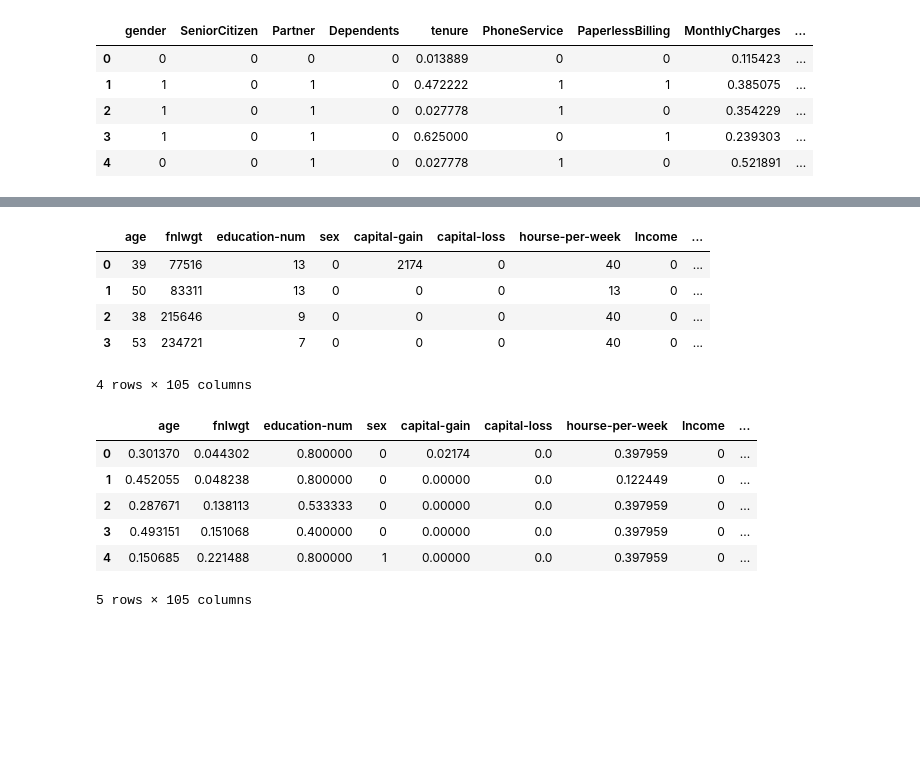
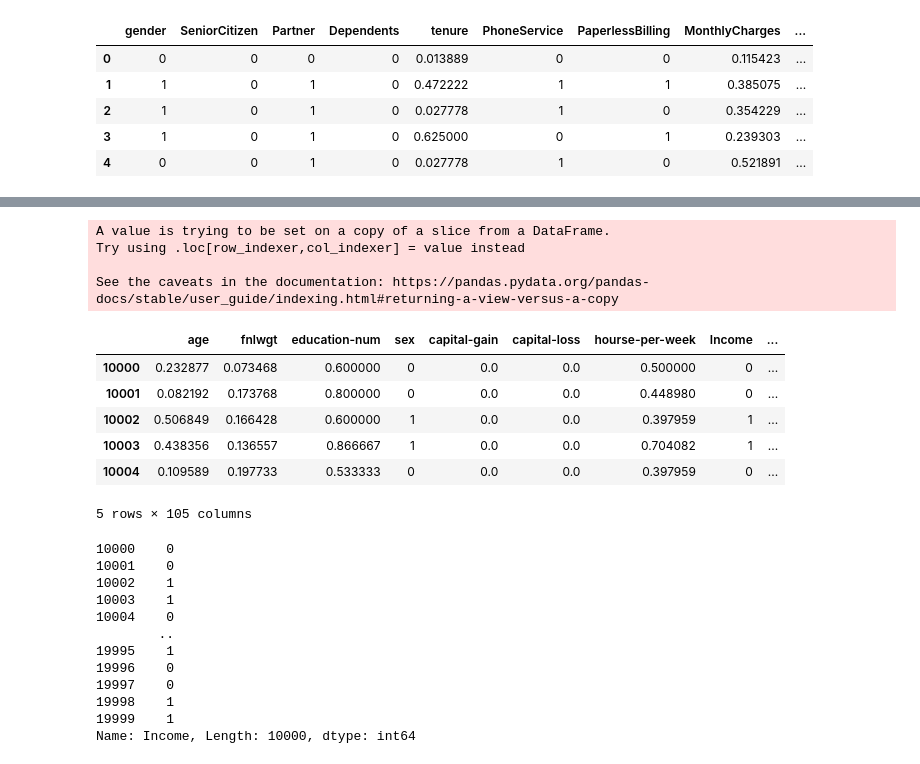
Before and after one commit to pauljainta/Machine-Learning-Project-Adaboost-, a Jupyter notebook: 1605022.ipynb, the cells around one changed output, grey strips where cells are left out. Saved outputs shown, nothing was run; the diff lists cells and outputs as text; code cells hidden in the pictures; blank space fills up the shorter version.

```diff
--- a/1605022.ipynb
+++ b/1605022.ipynb
@@ -48,0 +58,6 @@ for i in telco_customer_dataset.columns:
+# %%
+def normalize(dataset):
+  for i in dataset.columns:
+    if(dataset[i].nunique()!=2):
+      dataset[i] = (dataset[i]-dataset[i].min())/(dataset[i].max()-dataset[i].min())
+  return dataset
@@ -49,9 +67,14 @@ for i in telco_customer_dataset.columns:
 # %%
 telco_customer_dataset['TotalCharges'] =  pd.to_numeric(telco_customer_dataset['TotalCharges'] ,errors = 'coerce')
+min_occcured_value=telco_customer_dataset['TotalCharges'].value_counts().idxmin()
+  # print(adult_dataset[i].unique())
+telco_customer_dataset['TotalCharges']=telco_customer_dataset['TotalCharges'].replace(np.nan,min_occcured_value)
+
 telco_customer_dataset=pd.get_dummies(telco_customer_dataset)
-for i in telco_customer_dataset.columns:
-  if(telco_customer_dataset[i].nunique()!=2):
-    telco_customer_dataset[i] = (telco_customer_dataset[i]-telco_customer_dataset[i].min())/(telco_customer_dataset[i].max()-telco_customer_dataset[i].min())
+telco_customer_dataset=normalize(telco_customer_dataset)
+# for i in telco_customer_dataset.columns:
+  # if(telco_customer_dataset[i].nunique()!=2):
+  #   telco_customer_dataset[i] = (telco_customer_dataset[i]-telco_customer_dataset[i].min())/(telco_customer_dataset[i].max()-telco_customer_dataset[i].min())
 telco_customer_dataset.head(5)
 # %% [output]
 |  | gender | SeniorCitizen | Partner | Dependents | tenure | PhoneService | PaperlessBilling | MonthlyCharges | ... |
@@ -91,33 +101,55 @@ for i in adult_dataset.columns:
   # print(adult_dataset[i].unique())
   adult_dataset[i]=adult_dataset[i].replace(" ?",max_occcured_value)
 # adult_dataset.head(400)
+
+adult_dataset=adult_dataset[10000:20000]
 # %%
-for i in adult_dataset.columns:
-  # print(telco_customer_dataset[i].dtypes)
-  if(adult_dataset[i].nunique()==2 and adult_dataset[i].dtypes=='object'):
-    unique_values=adult_dataset[i].unique()
-    adult_dataset[i]=adult_dataset[i].map({unique_values[0]:0,unique_values[1]:1})
+# for i in adult_dataset.columns:
+#   # print(telco_customer_dataset[i].dtypes)
+#   if(adult_dataset[i].nunique()==2 and adult_dataset[i].dtypes=='object'):
+#     unique_values=adult_dataset[i].unique()
+#     adult_dataset[i]=adult_dataset[i].map({unique_values[0]:0,unique_values[1]:1})
+
+adult_dataset=binarize_values(adult_dataset)
 
 adult_dataset=pd.get_dummies(adult_dataset)
 
 # adult_dataset.head(4)
 # %% [output]
-|  | age | fnlwgt | education-num | sex | capital-gain | capital-loss | hourse-per-week | Income | ... |
-| 0 | 39 | 77516 | 13 | 0 | 2174 | 0 | 40 | 0 | ... |
-| 1 | 50 | 83311 | 13 | 0 | 0 | 0 | 13 | 0 | ... |
-| 2 | 38 | 215646 | 9 | 0 | 0 | 0 | 40 | 0 | ... |
-| 3 | 53 | 234721 | 7 | 0 | 0 | 0 | 40 | 0 | ... |
-4 rows × 105 columns
+A value is trying to be set on a copy of a slice from a DataFrame.
+Try using .loc[row_indexer,col_indexer] = value instead
+
+See the caveats in the documentation: https://pandas.pydata.org/pandas-docs/stable/user_guide/indexing.html#returning-a-view-versus-a-copy
 # %%
-for i in adult_dataset.columns:
-  if(adult_dataset[i].nunique()!=2):
-    adult_dataset[i] = (adult_dataset[i]-adult_dataset[i].min())/(adult_dataset[i].max()-adult_dataset[i].min())
+# for i in adult_dataset.columns:
+#   if(adult_dataset[i].nunique()!=2):
+#     adult_dataset[i] = (adult_dataset[i]-adult_dataset[i].min())/(adult_dataset[i].max()-adult_dataset[i].min())
+
+adult_dataset=normalize(adult_dataset)
 adult_dataset.head(5)
 # %% [output]
 |  | age | fnlwgt | education-num | sex | capital-gain | capital-loss | hourse-per-week | Income | ... |
-| 0 | 0.301370 | 0.044302 | 0.800000 | 0 | 0.02174 | 0.0 | 0.397959 | 0 | ... |
-| 1 | 0.452055 | 0.048238 | 0.800000 | 0 | 0.00000 | 0.0 | 0.122449 | 0 | ... |
-| 2 | 0.287671 | 0.138113 | 0.533333 | 0 | 0.00000 | 0.0 | 0.397959 | 0 | ... |
-| 3 | 0.493151 | 0.151068 | 0.400000 | 0 | 0.00000 | 0.0 | 0.397959 | 0 | ... |
-| 4 | 0.150685 | 0.221488 | 0.800000 | 1 | 0.00000 | 0.0 | 0.397959 | 0 | ... |
+| 10000 | 0.232877 | 0.073468 | 0.600000 | 0 | 0.0 | 0.0 | 0.500000 | 0 | ... |
+| 10001 | 0.082192 | 0.173768 | 0.800000 | 0 | 0.0 | 0.0 | 0.448980 | 0 | ... |
+| 10002 | 0.506849 | 0.166428 | 0.600000 | 1 | 0.0 | 0.0 | 0.397959 | 1 | ... |
+| 10003 | 0.438356 | 0.136557 | 0.866667 | 1 | 0.0 | 0.0 | 0.704082 | 1 | ... |
+| 10004 | 0.109589 | 0.197733 | 0.533333 | 0 | 0.0 | 0.0 | 0.397959 | 0 | ... |
 5 rows × 105 columns
+# %%
+X_adult=adult_dataset.loc[:, adult_dataset.columns != 'Income']
+# X_adult
+Y_adult=adult_dataset['Income']
+Y_adult
+# %% [output]
+10000    0
+10001    0
+10002    1
+10003    1
+10004    0
+        ..
+19995    1
+19996    0
+19997    0
+19998    1
+19999    1
+Name: Income, Length: 10000, dtype: int64
```
Also changed, not shown: parts of 11 cells of this notebook.
